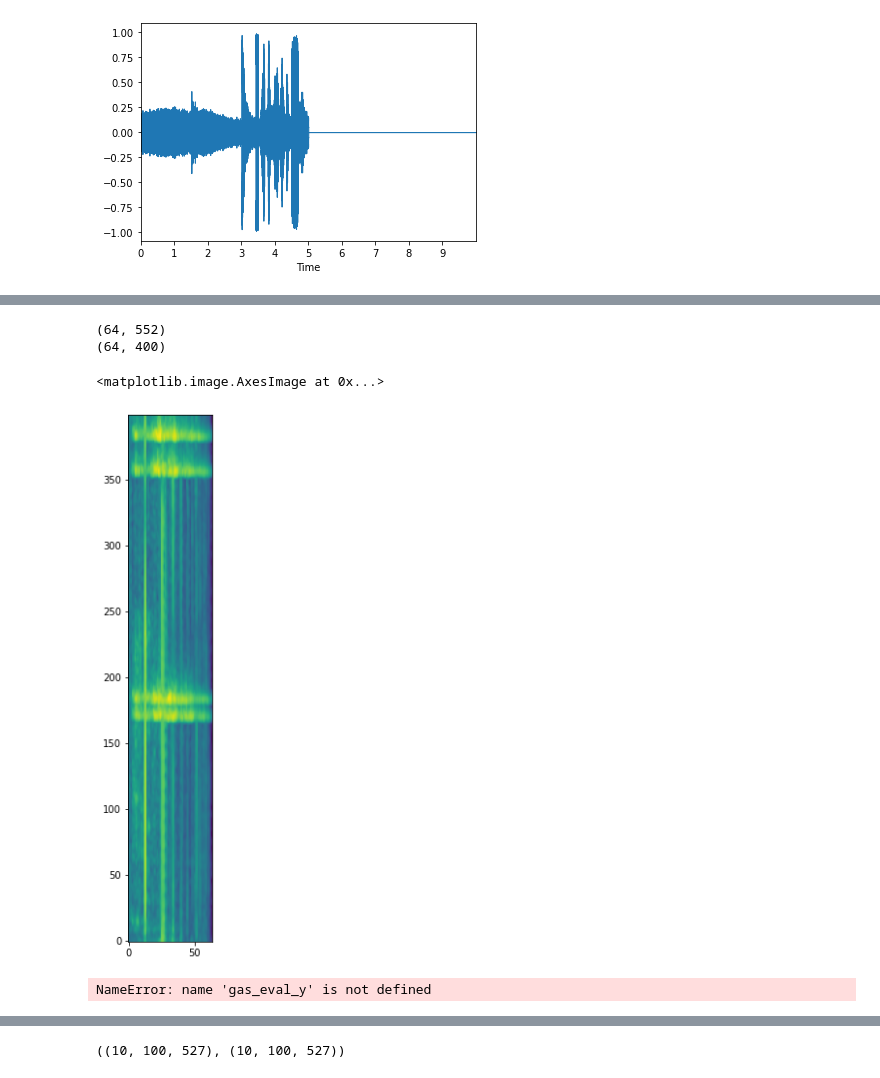
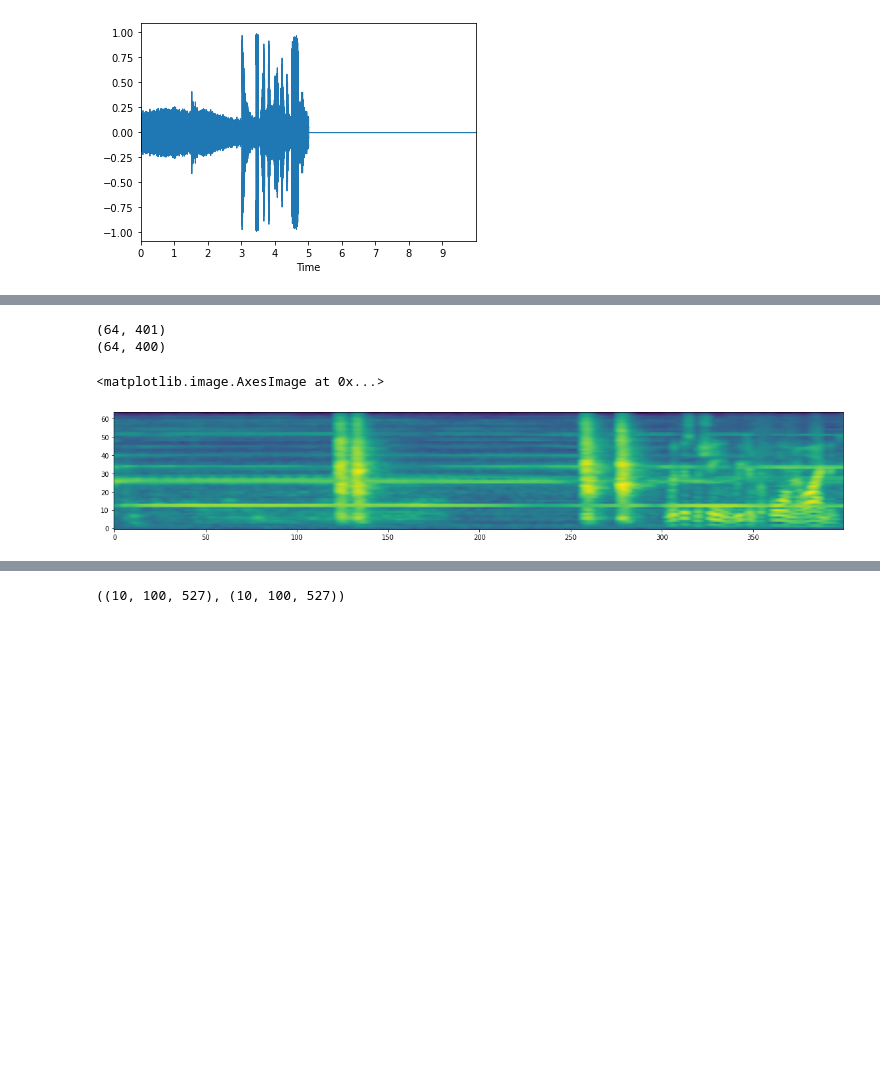
Before and after one commit to lijuncheng16/AudioSetDoneRight, a Jupyter notebook: vis_feature-Copy1.ipynb, the cells around one changed output, grey strips where cells are left out. Cells and saved outputs as stored; diff of their text form; code cells hidden in the pictures; blank space fills up the shorter version.

```diff
--- a/vis_feature-Copy1.ipynb
+++ b/vis_feature-Copy1.ipynb
@@ -26,7 +38,7 @@ YouTubeVideo('--BfvyPmVMo')
 # %%
-y, sr = librosa.load(filename)
+y, sr = librosa.load(filename, sr =16000)
 # trim silent edges
 hammer_sound, _ = librosa.effects.trim(y)
+print(y.shape, sr)
 Audio(data=hammer_sound, rate=sr)
-# print(y.shape, sr)
 # %% [output]
@@ -151,19 +193,2 @@ logmel = extract2(hammer_sound)
 # %%
 logmel_norm = (logmel -mu)/sigma
-# %%
-y, sr = librosa.load(filename)
-print(min(y), max(y))
-
-print(mask_record .shape, sr)
-# trim silent edges
-hammer_sound, _ = librosa.effects.trim(y)
-print('hammersound', hammer_sound.shape)
-spec = librosa.core.stft(mask_record, n_fft = 4096,
-                             hop_length = 480, win_length = 1024)
-print('spec shape:', spec.shape)
-mel = librosa.feature.melspectrogram(S = numpy.abs(spec), sr = 16000, n_mels = 64, fmax = 8000)
-print('mel shape:',mel.shape)
-logmel = librosa.core.power_to_db(mel[:,:400], ref=np.max)
-print('logmel shape: ', logmel.T.astype('float32')
-.shape)
-logmel_norm = (logmel.T.astype('float32')- mu) / sigma
@@ -209,21 +235,14 @@ mel = librosa.filters.mel(sr=sr, n_fft=n_fft, n_mels=n_mels)
 # %%
 S = librosa.feature.melspectrogram(hammer_sound, sr=sr, n_fft=n_fft, hop_length=hop_length, n_mels=n_mels,fmax = 8000)
 print(S.shape)
 S_DB = librosa.power_to_db(S[:,:400], ref=np.max)
 print(S_DB.shape)
 plt.figure(figsize=(20, 10));
-plt.imshow((S_DB.T - mu) / sigma, origin='lower')
+plt.imshow(((S_DB.T - mu) / sigma).T, origin='lower')
 # librosa.display.specshow(S_DB, sr=sr, hop_length=hop_length, x_axis='time');
 # plt.colorbar(format='%+2.0f dB');
 # %% [output]
-(64, 552)
+(64, 401)
 (64, 400)
 <matplotlib.image.AxesImage at 0x...>
-[figure, old version]
+[figure, new version]
-# %%
-print ([i for i in range(527) if gas_eval_y[71,i] == True])
-
-test=gas_eval_x[101].reshape(64, 400)
-librosa.display.specshow(test,y_axis='linear',x_axis='time')
-# %% [output]
-NameError: name 'gas_eval_y' is not defined
```
Also changed, not shown: parts of 21 cells of this notebook.
